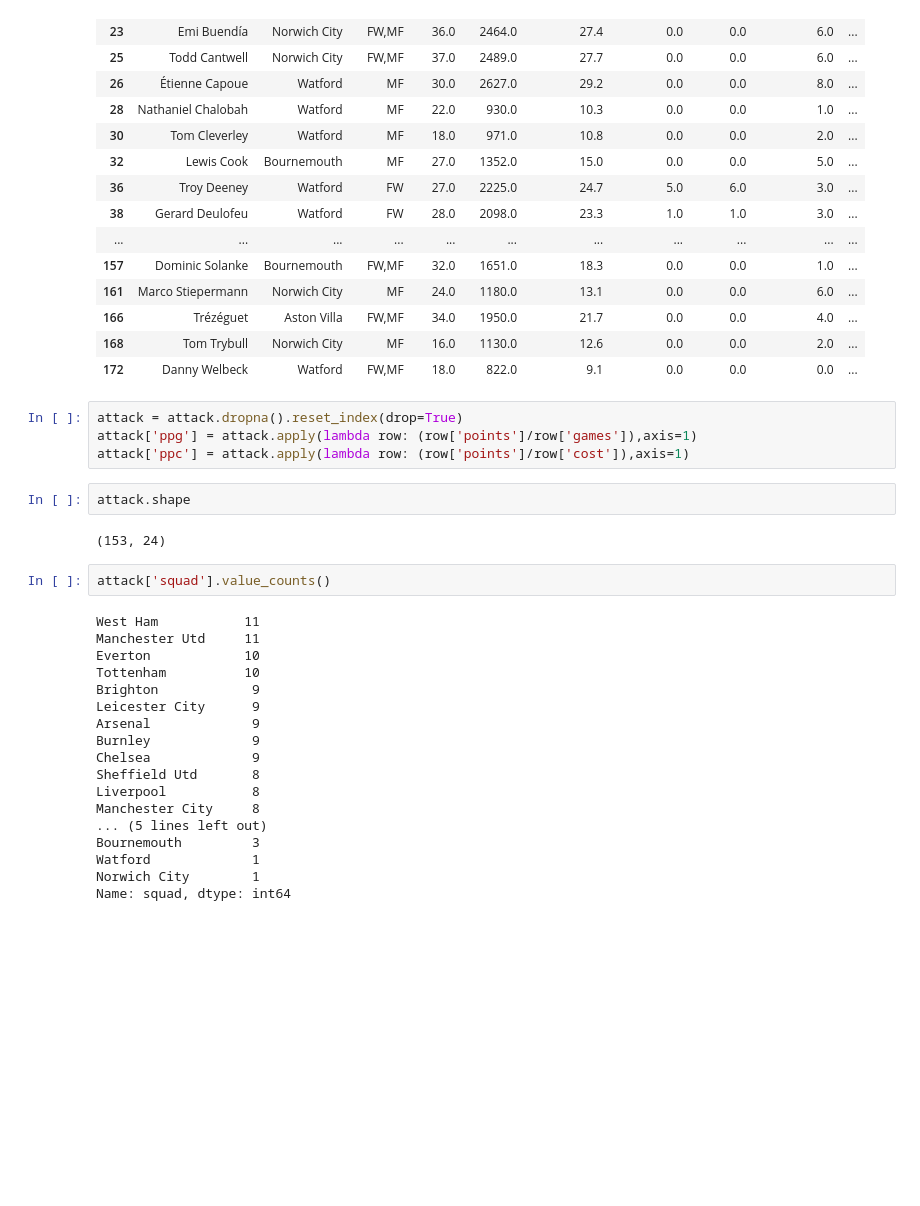
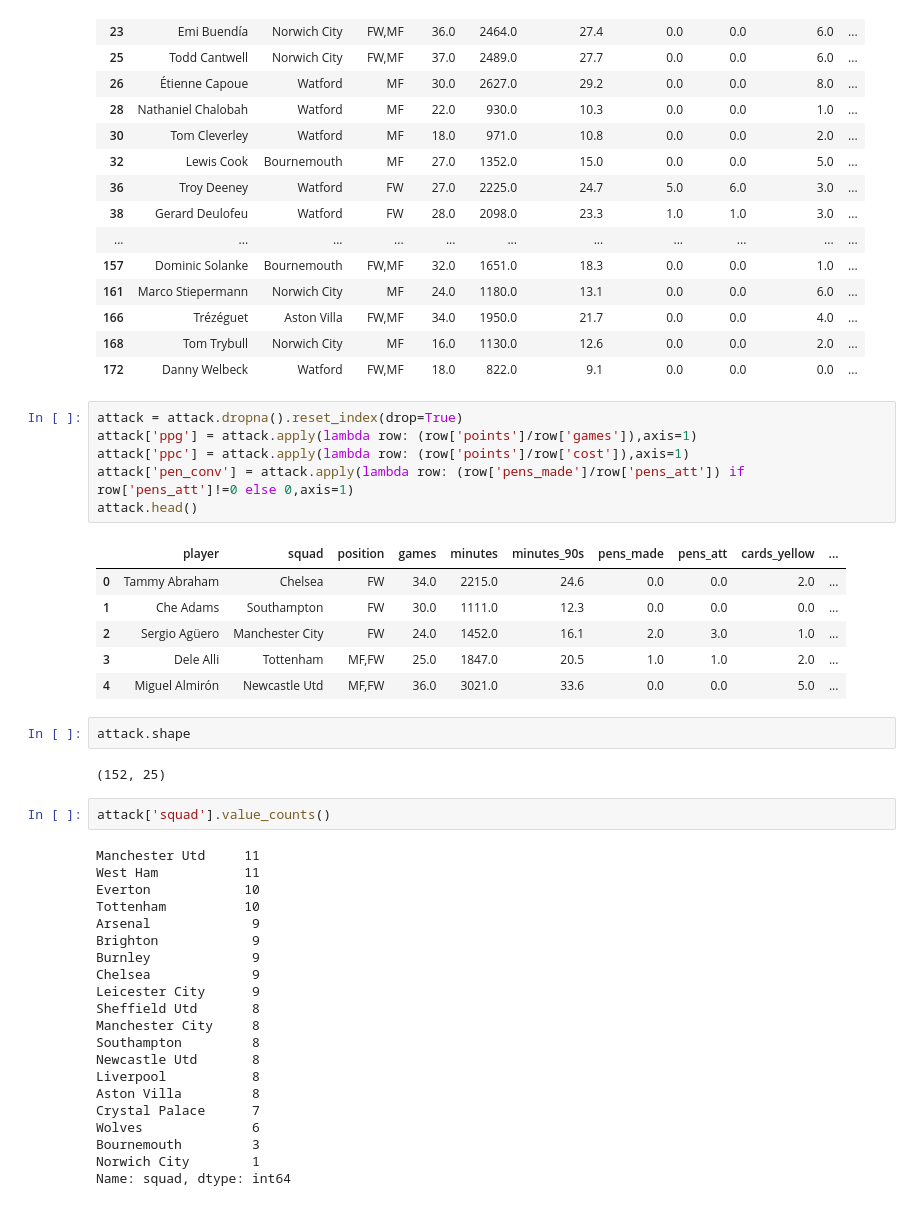
Before and after one commit to sidthakur08/fpl_explore, a Jupyter notebook: nbs/attack_explore.ipynb, the cells around one changed output. Drawn from its saved outputs; the diff is of its cells as text; blank space fills up the shorter version.

Commit message:
updated attack

```diff
--- a/nbs/attack_explore.ipynb
+++ b/nbs/attack_explore.ipynb
@@ -133,29 +133,41 @@ attack[attack.isna().any(axis=1)]
 # %%
 attack = attack.dropna().reset_index(drop=True)
 attack['ppg'] = attack.apply(lambda row: (row['points']/row['games']),axis=1)
 attack['ppc'] = attack.apply(lambda row: (row['points']/row['cost']),axis=1)
+attack['pen_conv'] = attack.apply(lambda row: (row['pens_made']/row['pens_att']) if row['pens_att']!=0 else 0,axis=1)
+attack.head()
+# %% [output]
+|  | player | squad | position | games | minutes | minutes_90s | pens_made | pens_att | cards_yellow | ... |
+| 0 | Tammy Abraham | Chelsea | FW | 34.0 | 2215.0 | 24.6 | 0.0 | 0.0 | 2.0 | ... |
+| 1 | Che Adams | Southampton | FW | 30.0 | 1111.0 | 12.3 | 0.0 | 0.0 | 0.0 | ... |
+| 2 | Sergio Agüero | Manchester City | FW | 24.0 | 1452.0 | 16.1 | 2.0 | 3.0 | 1.0 | ... |
+| 3 | Dele Alli | Tottenham | MF,FW | 25.0 | 1847.0 | 20.5 | 1.0 | 1.0 | 2.0 | ... |
+| 4 | Miguel Almirón | Newcastle Utd | MF,FW | 36.0 | 3021.0 | 33.6 | 0.0 | 0.0 | 5.0 | ... |
 # %%
 attack.shape
 # %% [output]
-(153, 24)
+(152, 25)
 # %%
 attack['squad'].value_counts()
 # %% [output]
+Manchester Utd     11
 West Ham           11
-Manchester Utd     11
 Everton            10
 Tottenham          10
+Arsenal             9
 Brighton            9
-Leicester City      9
-Arsenal             9
 Burnley             9
 Chelsea             9
+Leicester City      9
 Sheffield Utd       8
+Manchester City     8
+Southampton         8
+Newcastle Utd       8
 Liverpool           8
-Manchester City     8
-... (5 lines left out)
+Aston Villa         8
+Crystal Palace      7
+Wolves              6
 Bournemouth         3
-Watford             1
 Norwich City        1
 Name: squad, dtype: int64
 # %%
```
Also changed, not shown: parts of 2 cells of this notebook, 6 other files.
